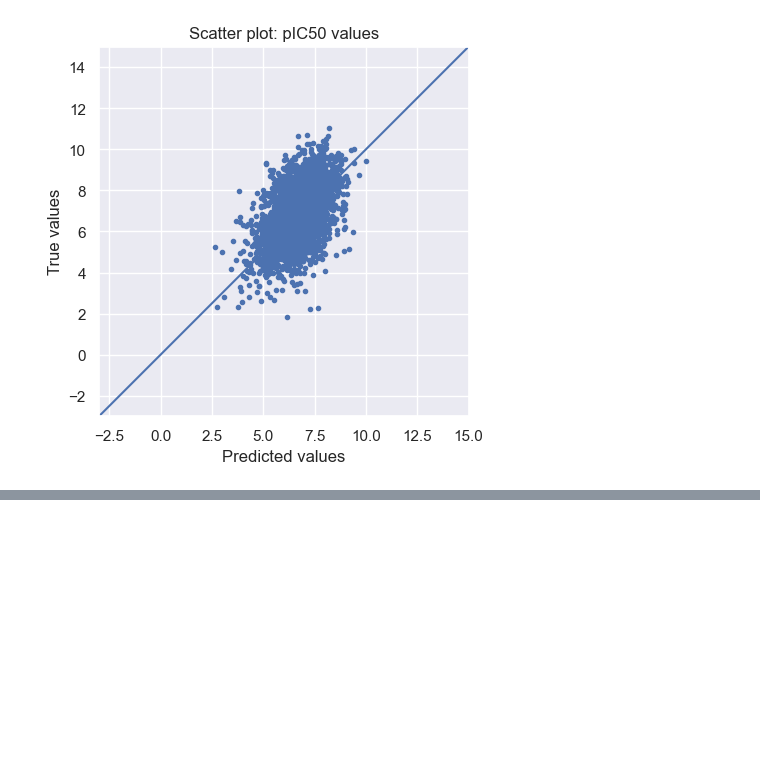
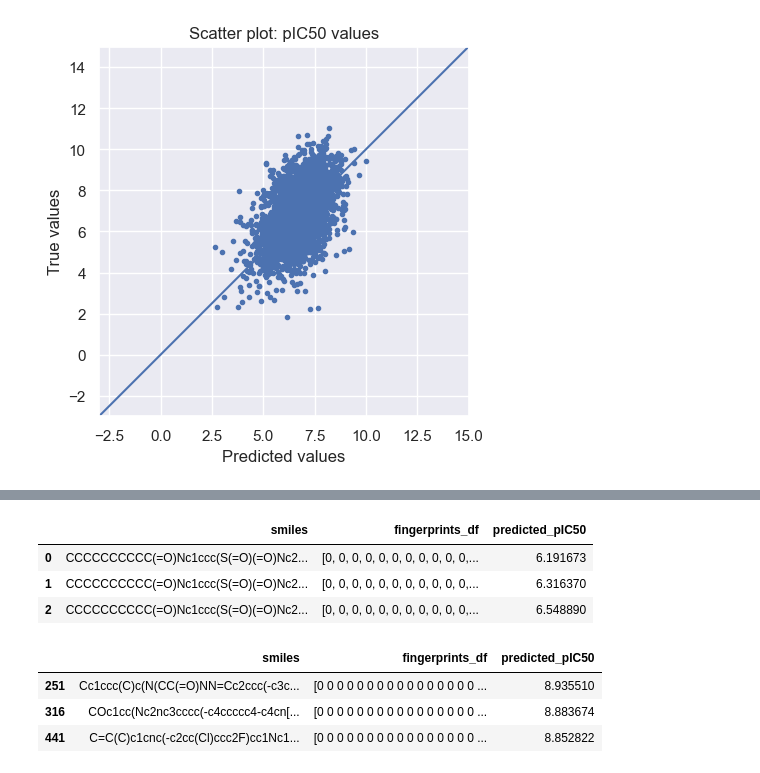
Before and after one commit to gutheb/datascience_open, a Jupyter notebook: mainnotebook.ipynb, the cells around one changed output, grey strips where cells are left out. Saved outputs shown, nothing was run; the diff lists cells and outputs as text; code cells hidden in the pictures; blank space fills up the shorter version.

```diff
--- a/mainnotebook.ipynb
+++ b/mainnotebook.ipynb
@@ -313,7 +314,9 @@ plt.show()
 # Load external/unlabeled data set (mouse pKi TSV, SMILES column only)
 external_data = pd.read_csv(HERE / "mouse_PKI_inactive.tsv", sep="\t", index_col=0)
 external_data = external_data.reset_index(drop=True)
-external_data = external_data[["nonstereo_aromatic_smiles"]]
+external_data = external_data[["nonstereo_aromatic_smiles"]].rename(columns={"nonstereo_aromatic_smiles": "smiles"})
+# If the source column has a different name, update the key below:
+# external_data = external_data[["Smiles"]].rename(columns={"Smiles": "smiles"})
 print("Shape:", external_data.shape)
 external_data.head()
 # NBVAL_CHECK_OUTPUT
@@ -321,0 +331,8 @@ KeyError: "None of [Index(['smiles'], dtype='str')] are in the [columns]"
+# %%
+# Convert SMILES strings to MACCS fingerprints
+external_data["fingerprints_df"] = external_data["smiles"].apply(smiles_to_fp)
+
+# Look at head
+print("Shape of dataframe : ", external_data.shape)
+external_data.head(3)
+# NBVAL_CHECK_OUTPUT
@@ -321,0 +345,16 @@ KeyError: "None of [Index(['smiles'], dtype='str')] are in the [columns]"
+# %%
+# Rebuild model architecture and load the saved best weights
+model = neural_network_model(layer1_size, layer2_size)
+model.build(input_shape=(None, X_train.shape[1]))
+model.load_weights(str(HERE / "best_weights.weights.h5"))
+# %%
+# Prediction on external/unlabeled data
+predictions = model.predict(
+    np.array(list((external_data["fingerprints_df"]))).astype(float), callbacks=callbacks_list
+)
+
+predicted_pIC50 = pd.DataFrame(predictions, columns=["predicted_pIC50"])
+predicted_pIC50_df = external_data.join(predicted_pIC50)
+
+predicted_pIC50_df.head(3)
+# %% [output]
@@ -321,0 +362,4 @@ KeyError: "None of [Index(['smiles'], dtype='str')] are in the [columns]"
+|  | smiles | fingerprints_df | predicted_pIC50 |
+| 0 | CCCCCCCCCC(=O)Nc1ccc(S(=O)(=O)Nc2... | [0, 0, 0, 0, 0, 0, 0, 0, 0, 0, 0,... | 6.191673 |
+| 1 | CCCCCCCCCC(=O)Nc1ccc(S(=O)(=O)Nc2... | [0, 0, 0, 0, 0, 0, 0, 0, 0, 0, 0,... | 6.316370 |
+| 2 | CCCCCCCCCC(=O)Nc1ccc(S(=O)(=O)Nc2... | [0, 0, 0, 0, 0, 0, 0, 0, 0, 0, 0,... | 6.548890 |
@@ -321,0 +369,10 @@ KeyError: "None of [Index(['smiles'], dtype='str')] are in the [columns]"
+# %%
+# Select top 3 drugs
+predicted_pIC50_df = pd.read_csv(HERE / "predicted_pIC50_df.csv", index_col=0)
+top3_drug = predicted_pIC50_df.nlargest(3, "predicted_pIC50")
+top3_drug
+# %% [output]
+|  | smiles | fingerprints_df | predicted_pIC50 |
+| 251 | Cc1ccc(C)c(N(CC(=O)NN=Cc2ccc(-c3c... | [0 0 0 0 0 0 0 0 0 0 0 0 0 0 0 0 ... | 8.935510 |
+| 316 | COc1cc(Nc2nc3cccc(-c4ccccc4-c4cn[... | [0 0 0 0 0 0 0 0 0 0 0 0 0 0 0 0 ... | 8.883674 |
+| 441 | C=C(C)c1cnc(-c2cc(Cl)ccc2F)cc1Nc1... | [0 0 0 0 0 0 0 0 0 0 0 0 0 0 0 0 ... | 8.852822 |
```
Also changed, not shown: parts of 6 cells of this notebook, 3 other files.
